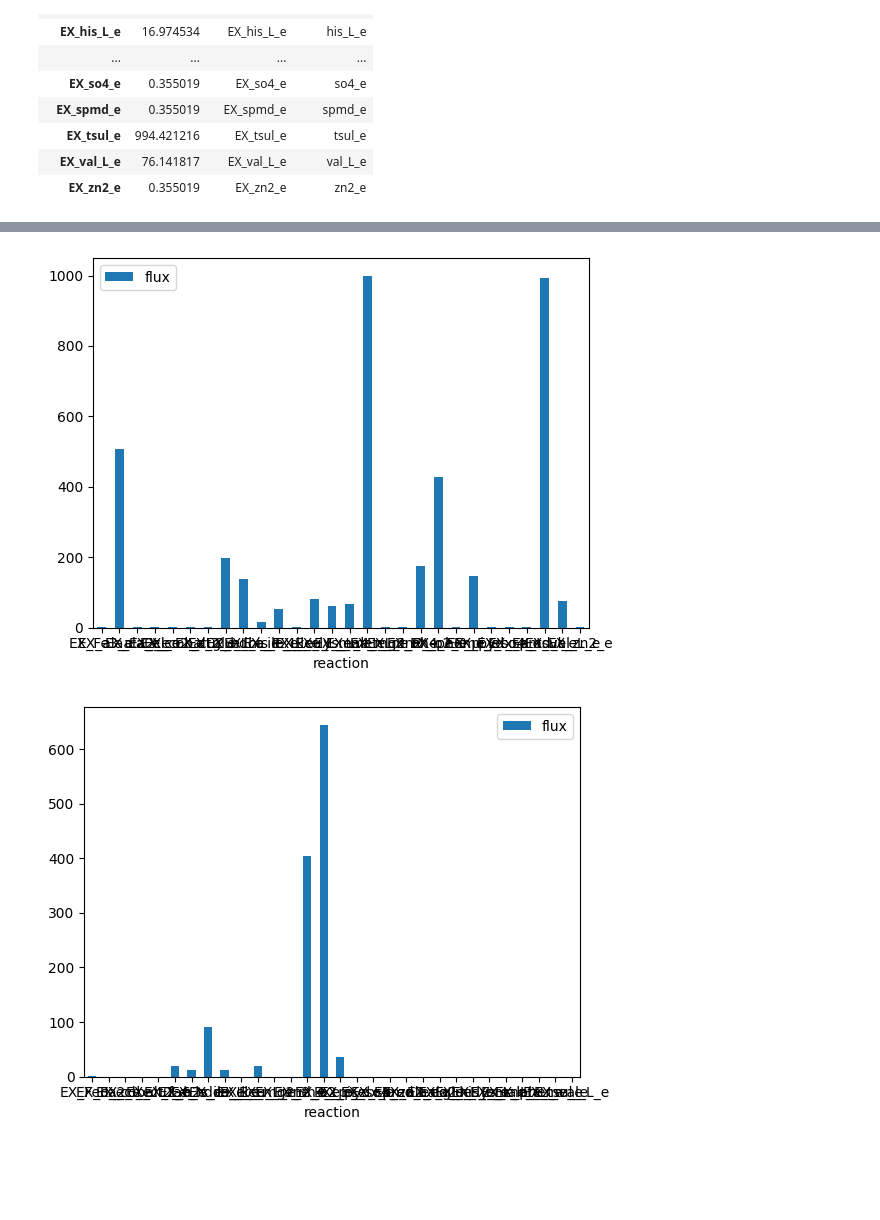
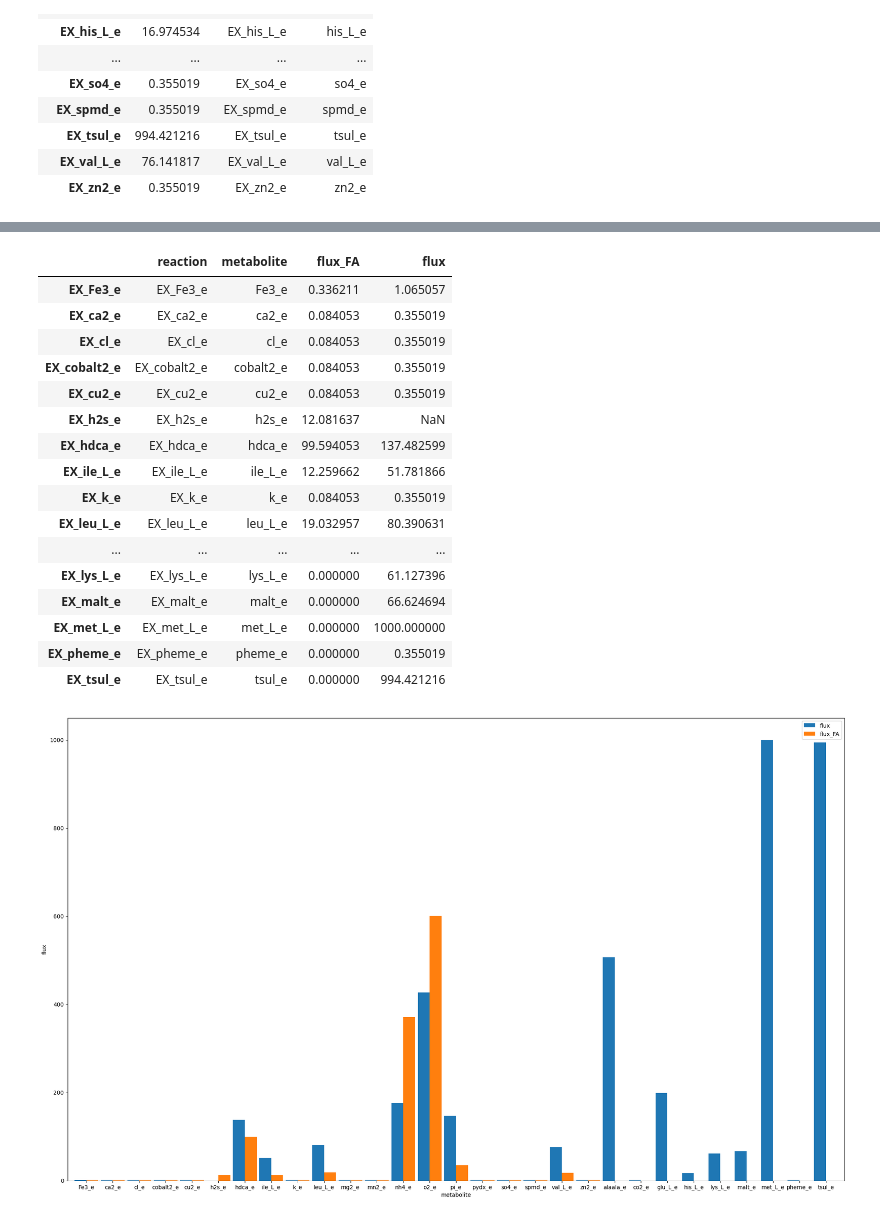
Before and after one commit to BondonMickael/M_xanthus-E_coli-Predation, a Jupyter notebook: notebooks/test_growth.ipynb, the cells around one changed output, grey strips where cells are left out. Cells and saved outputs as stored; diff of their text form; code cells hidden in the pictures; blank space fills up the shorter version.

Commit message:
- Plot importation - Looking for community - Change FBA Comparer: show Name rather than ID

```diff
--- a/notebooks/test_growth.ipynb
+++ b/notebooks/test_growth.ipynb
@@ -787,3 +813,4 @@ EX_val_L_e     0  EX_val_L_e       so4_e
 # %%
+df2.set_index("reaction", drop=False, inplace=True)
 df2
 # %% [output]
@@ -806,0 +835,4 @@ df2
+# %%
+df2["flux_FA"] = df2["flux"]
+df2 = df2.drop("flux", axis=1)
+df2
@@ -807,6 +858,27 @@ df2
+# %%
+df2 = pd.concat([df2, df], axis=1,ignore_index=False)
+# %%
+df2 = df2.iloc[:, :-2]
+df2
+# %% [output]
+|  | reaction | metabolite | flux_FA | flux |
+| EX_Fe3_e | EX_Fe3_e | Fe3_e | 0.336211 | 1.065057 |
+| EX_ca2_e | EX_ca2_e | ca2_e | 0.084053 | 0.355019 |
+| EX_cl_e | EX_cl_e | cl_e | 0.084053 | 0.355019 |
+| EX_cobalt2_e | EX_cobalt2_e | cobalt2_e | 0.084053 | 0.355019 |
+| EX_cu2_e | EX_cu2_e | cu2_e | 0.084053 | 0.355019 |
+| EX_h2s_e | EX_h2s_e | h2s_e | 12.081637 | NaN |
+| EX_hdca_e | EX_hdca_e | hdca_e | 99.594053 | 137.482599 |
+| EX_ile_L_e | EX_ile_L_e | ile_L_e | 12.259662 | 51.781866 |
+| EX_k_e | EX_k_e | k_e | 0.084053 | 0.355019 |
+| EX_leu_L_e | EX_leu_L_e | leu_L_e | 19.032957 | 80.390631 |
+| ... | ... | ... | ... | ... |
+| EX_lys_L_e | EX_lys_L_e | lys_L_e | 0.000000 | 61.127396 |
+| EX_malt_e | EX_malt_e | malt_e | 0.000000 | 66.624694 |
+| EX_met_L_e | EX_met_L_e | met_L_e | 0.000000 | 1000.000000 |
+| EX_pheme_e | EX_pheme_e | pheme_e | 0.000000 | 0.355019 |
+| EX_tsul_e | EX_tsul_e | tsul_e | 0.000000 | 994.421216 |
 # %%
-ax = df.plot.bar(x="reaction", y="flux", rot=0)
-ax2 = df2.plot.bar(x="reaction", y="flux", rot=0)
+ax2 = df2.plot.bar(x="metabolite", y=["flux","flux_FA"], rot=0, figsize=(25, 15), width = 0.9, ylabel = "flux")
 # %% [output]
-[figure, old version]
+[figure, new version]
-[figure, removed]
```
Also changed, not shown: parts of 21 cells of this notebook, 6 other files.
